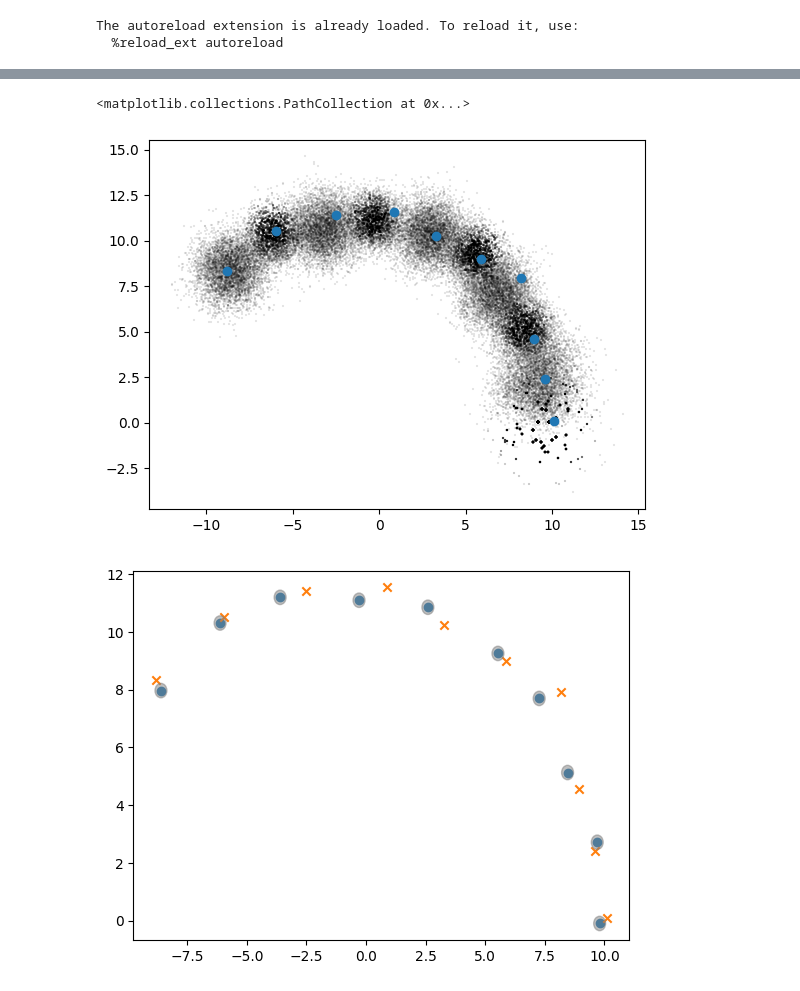
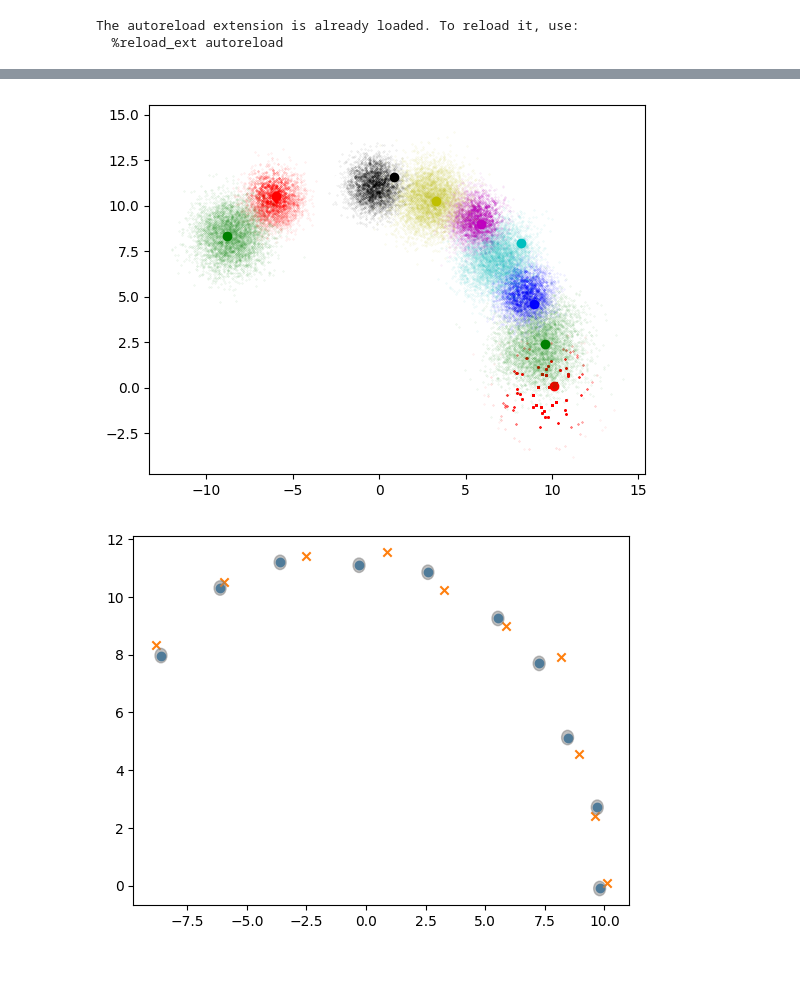
Before and after one commit to changmin-yu/particle-filtering-playground, a Jupyter notebook: notebooks/test_lds.ipynb, the cells around one changed output, grey strips where cells are left out. Saved outputs shown, nothing was run; the diff lists cells and outputs as text; code cells hidden in the pictures.

```diff
--- a/notebooks/test_lds.ipynb
+++ b/notebooks/test_lds.ipynb
@@ -36,11 +37,10 @@ true_state_history
 # %%
+colors = 'rgbcmykw'
 for i in range(10):
-    plt.scatter(particle_history[i][:, 0], particle_history[i][:, 1], s=1, marker="+", label=str(i), alpha=0.1, color="k")
-
-plt.scatter(np.array(true_state_history)[:, 0], np.array(true_state_history)[:, 1])
+    plt.scatter(particle_history[i][:, 0], particle_history[i][:, 1], s=1, marker="x", label=str(i), alpha=0.05, color=colors[i%len(colors)])
+    plt.scatter(np.array(true_state_history)[i, 0], np.array(true_state_history)[i, 1], color=colors[i%len(colors)])
 # %% [output]
-<matplotlib.collections.PathCollection at 0x...>
-[figure, old version]
+[figure, new version]
 # %%
 theta = np.pi / 12
 A = np.array([
```
Also changed, not shown: parts of 5 cells of this notebook, 2 other files.
